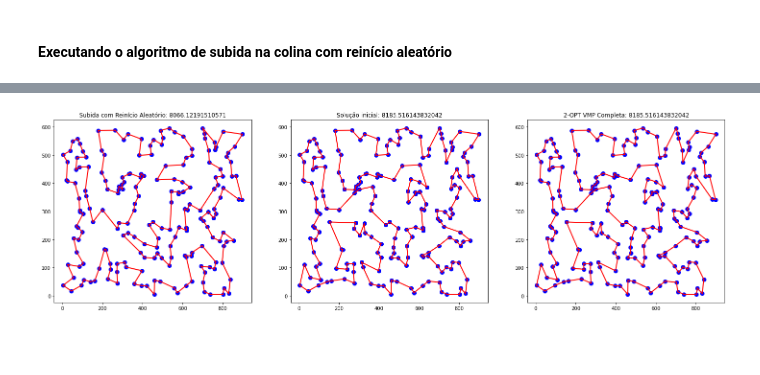
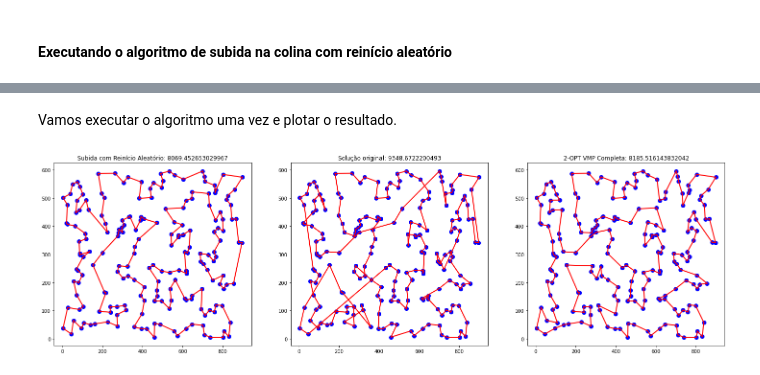
Before and after one commit to CoralBleaching/Metaheuristics-CombinatorialOptim, a Jupyter notebook: PCV.ipynb, the cells around one changed output, grey strips where cells are left out. Cells and saved outputs as stored; diff of their text form; code cells hidden in the pictures; blank space fills up the shorter version.

```diff
--- a/PCV.ipynb
+++ b/PCV.ipynb
@@ -762,5 +777,5 @@ Como faremos todas as possíveis $O(n^3)$ trocas 3-OPT, precisamos sortear tripl
 # %%
-def sortear_indices_espacados_por_pelo_menos_2(n: int, rng: Generator = None) -> List[int]:
+def sortear_indices_nao_consecutivos(n: int, rng: Generator = None) -> List[int]:
     """Gera uma amostra de três índices de um total de `n`, espaçados por no mínimo duas unidades."""
     if n < 6: raise ValueError("Rotina inválida para n < 6.")
     if rng is None: rng = default_rng()
@@ -788,5 +803,5 @@ def sortear_indices_espacados_por_pelo_menos_2(n: int, rng: Generator = None) ->
         except IndexError:
             continue
 
-print("Exemplo: ", sortear_indices_espacados_por_pelo_menos_2(10))
+print("Exemplo: ", sortear_indices_nao_consecutivos(10))
 # %% [output]
@@ -798,7 +813,7 @@ def alterar_rota_3_opt_amostral(rota: List, rng: Generator, **kwargs):
     max_tentativas = kwargs['max_tentativas'] if 'max_tentativas' in kwargs else 10
     for _ in range(max_tentativas):
       tamanho_anterior = tamanho_rota(rota)
-      segmento = sortear_indices_espacados_por_pelo_menos_2(len(rota), rng)
+      segmento = sortear_indices_nao_consecutivos(len(rota), rng)
       reverter_3_opt(rota, *segmento)
       if tamanho_rota(rota) < tamanho_anterior: break
     return rota
@@ -809,9 +826,8 @@ def alterar_rota_3_opt_amostral(rota: List, rng: Generator, **kwargs):
 # %%
 cidades = Cidades(200)
-rota_vmp_completa = vmp_completa(cidades)
+rota_vmp_completa = vmp_completa(cidades) # solução original
 solucao_inicial = alterar_rota(vmp_completa(cidades))
 tamanho_da_solucao = len(solucao_inicial)
-rng: Generator = default_rng(223)
 
 avaliar_solucao = tamanho_rota
 
@@ -821,7 +837,8 @@ def validar_solucao(solucao: List):
 
 def modificar_solucao(rota): return alterar_rota_3_opt_amostral(rota, rng)
 
-def sortear_solucao(solucao: List, distancia_maxima_proporcional = 0.02):
+def sortear_solucao(solucao: List, distancia_maxima_proporcional = 0.05):
+    global rng
     distancia_proporcional = rng.random() * distancia_maxima_proporcional
 
     def permutar_elementos(lista: List, proporcao: float):
@@ -836,23 +853,29 @@ def sortear_solucao(solucao: List, distancia_maxima_proporcional = 0.02):
 
     solucao = permutar_elementos(solucao, distancia_proporcional)
     return alterar_rota(solucao)
+# %% [markdown]
+Vamos executar o algoritmo uma vez e plotar o resultado.
 # %%
-res = subida_na_colina_com_reinicio_aleatorio(
+rng: Generator = default_rng(2023)
+melhor = subida_na_colina_com_reinicio_aleatorio(
     solucao_inicial,
     validar_solucao,
     avaliar_solucao,
     modificar_solucao,
     sortear_solucao,
-    max_iteracoes_reinicio=60,
-    max_iteracoes_subida=60,
-    # verbose=True
-    )
+    max_iteracoes_reinicio=50,
+    max_iteracoes_subida=20,
+)
 # %%
 fig, ax = plt.subplots(1, 3, squeeze=True)
 fig.set_size_inches(25, 7)
-for axis, route, titulo in zip(ax,[res, solucao_inicial, alterar_rota(rota_vmp_completa.copy())], ['Subida com Reinício Aleatório', 'Solução inicial', '2-OPT VMP Completa']):
+for axis, route, titulo in zip(
+    ax,
+    [melhor, rota_vmp_completa, solucao_inicial],
+    ["Subida com Reinício Aleatório", "Solução original", "2-OPT VMP Completa"],
+):
     plt.sca(axis)
-    plt.title(titulo + f': {tamanho_rota(route)}')
+    plt.title(titulo + f": {tamanho_rota(route)}")
     plot_rota(route, completa=False)
 # %% [output]
-[figure, old version]
+[figure, new version]
```
Also changed, not shown: parts of 42 cells of this notebook, 1 other file.
